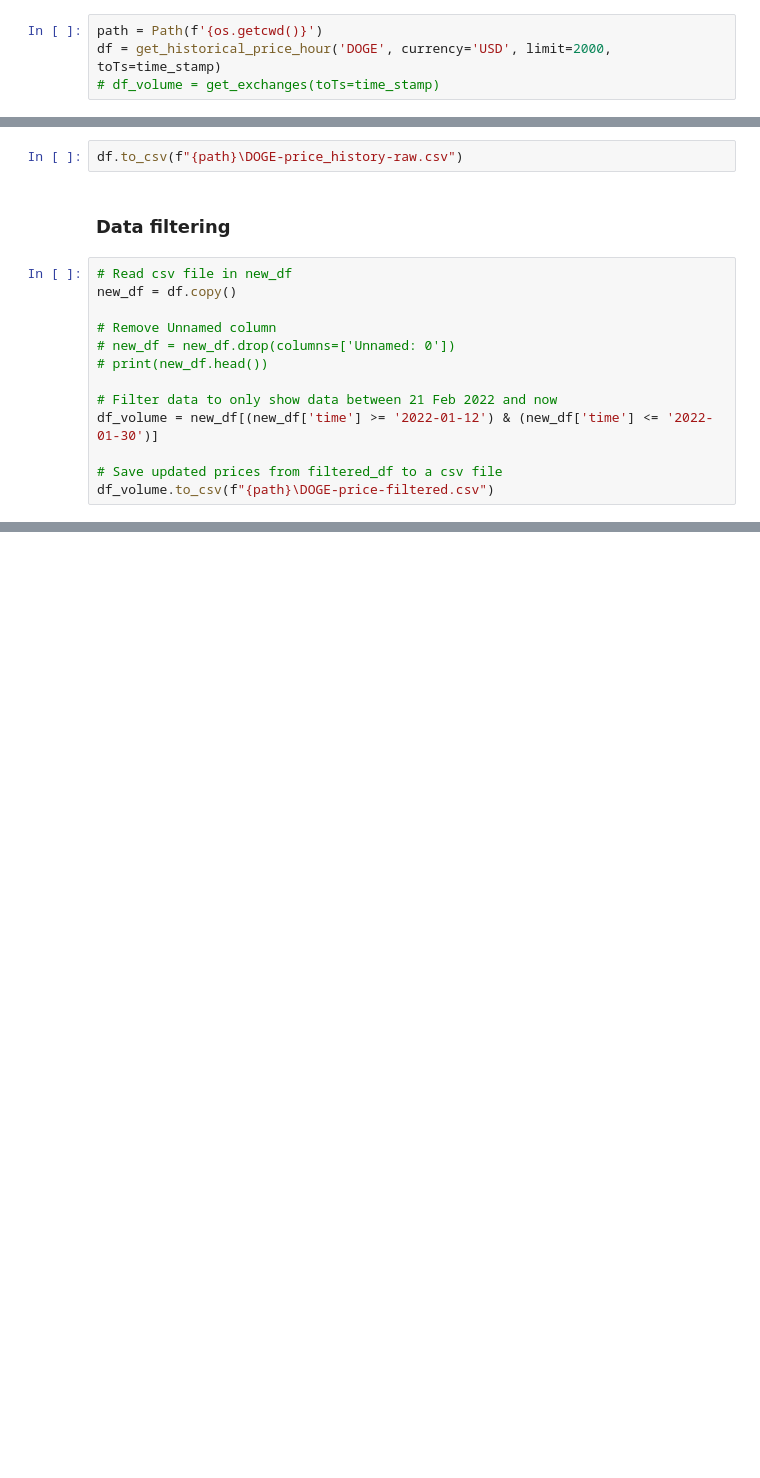
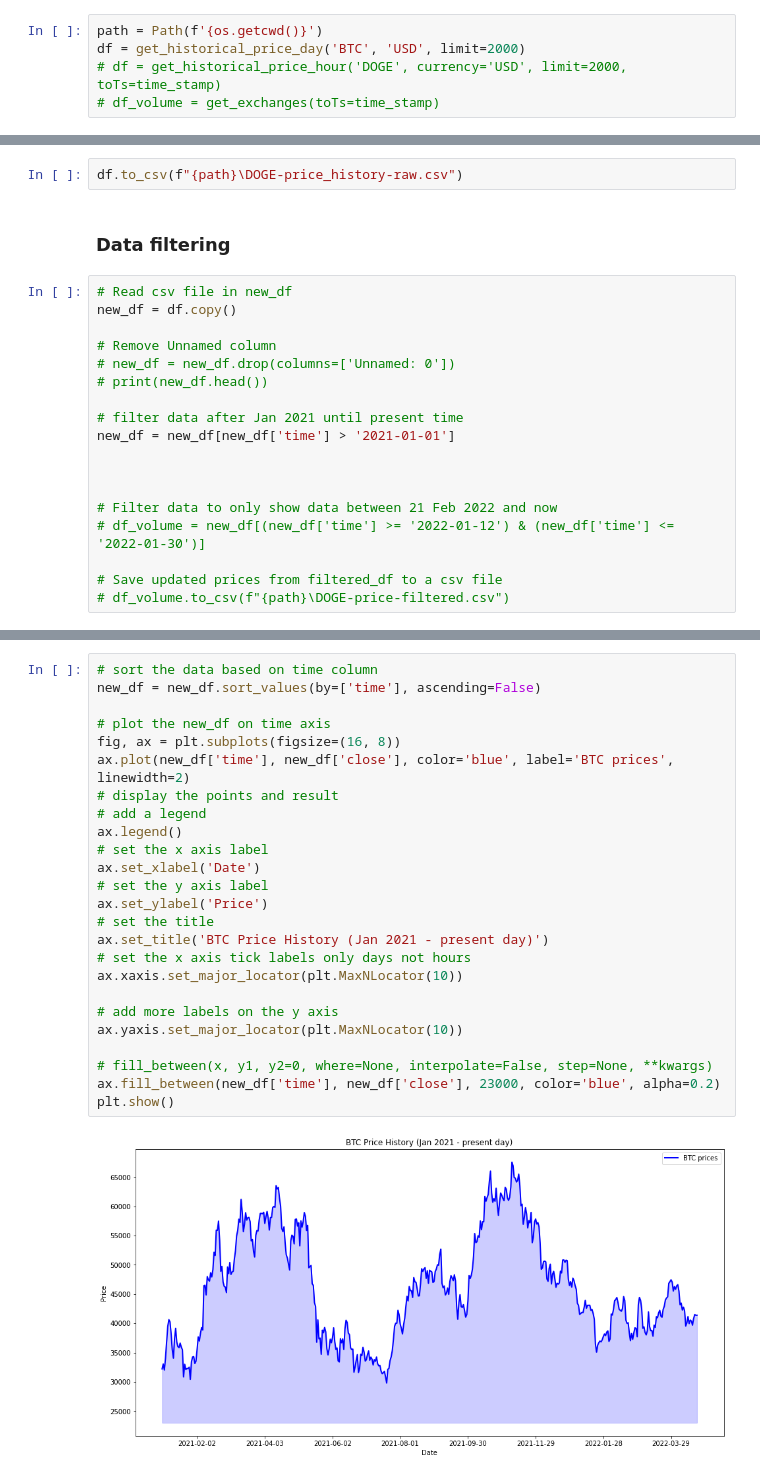
Before and after one commit to paulcodrea/crypto_price_prediction, a Jupyter notebook: 2_crypto_market-price_extraction.ipynb, the cells around one changed output, grey strips where cells are left out. Drawn from its saved outputs; the diff is of its cells as text; blank space fills up the shorter version.

```diff
--- a/2_crypto_market-price_extraction.ipynb
+++ b/2_crypto_market-price_extraction.ipynb
@@ -184,6 +182,7 @@ print(time_stamp)
 # %%
 path = Path(f'{os.getcwd()}')
-df = get_historical_price_hour('DOGE', currency='USD', limit=2000, toTs=time_stamp)
+df = get_historical_price_day('BTC', 'USD', limit=2000)
+# df = get_historical_price_hour('DOGE', currency='USD', limit=2000, toTs=time_stamp)
 # df_volume = get_exchanges(toTs=time_stamp)
 # %%
 # Comvert df to dataframe and save to csv
@@ -218,8 +217,13 @@ new_df = df.copy()
 # new_df = new_df.drop(columns=['Unnamed: 0'])
 # print(new_df.head())
 
+# filter data after Jan 2021 until present time
+new_df = new_df[new_df['time'] > '2021-01-01']
+
+
+
 # Filter data to only show data between 21 Feb 2022 and now
-df_volume = new_df[(new_df['time'] >= '2022-01-12') & (new_df['time'] <= '2022-01-30')]
+# df_volume = new_df[(new_df['time'] >= '2022-01-12') & (new_df['time'] <= '2022-01-30')]
 
 # Save updated prices from filtered_df to a csv file
-df_volume.to_csv(f"{path}\DOGE-price-filtered.csv")
+# df_volume.to_csv(f"{path}\DOGE-price-filtered.csv")
@@ -225,0 +258,27 @@ df_volume.to_csv(f"{path}\DOGE-price-filtered.csv")
+# %%
+# sort the data based on time column
+new_df = new_df.sort_values(by=['time'], ascending=False)
+
+# plot the new_df on time axis
+fig, ax = plt.subplots(figsize=(16, 8))
+ax.plot(new_df['time'], new_df['close'], color='blue', label='BTC prices', linewidth=2)
+# display the points and result
+# add a legend
+ax.legend()
+# set the x axis label
+ax.set_xlabel('Date')
+# set the y axis label
+ax.set_ylabel('Price')
+# set the title
+ax.set_title('BTC Price History (Jan 2021 - present day)')
+# set the x axis tick labels only days not hours
+ax.xaxis.set_major_locator(plt.MaxNLocator(10))
+
+# add more labels on the y axis
+ax.yaxis.set_major_locator(plt.MaxNLocator(10))
+
+# fill_between(x, y1, y2=0, where=None, interpolate=False, step=None, **kwargs)
+ax.fill_between(new_df['time'], new_df['close'], 23000, color='blue', alpha=0.2)
+plt.show()
+# %% [output]
+[figure, added]
```
Also changed, not shown: parts of 7 cells of this notebook, 5 other files.
